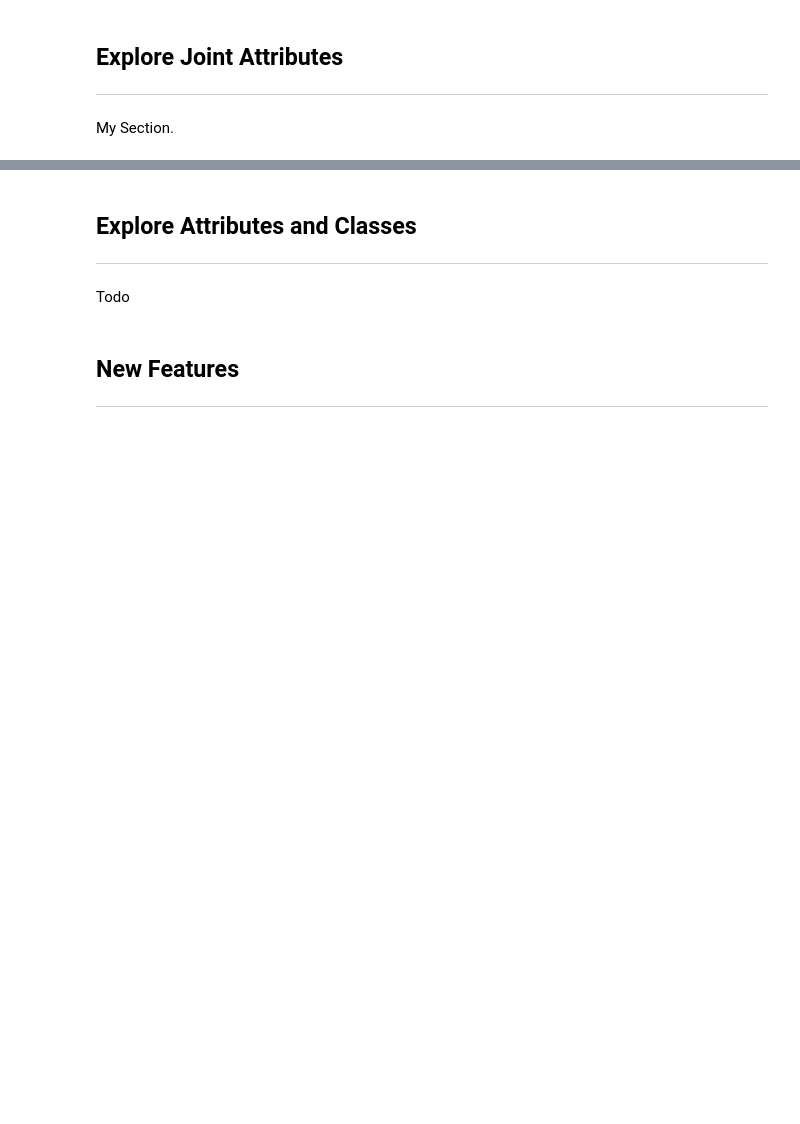
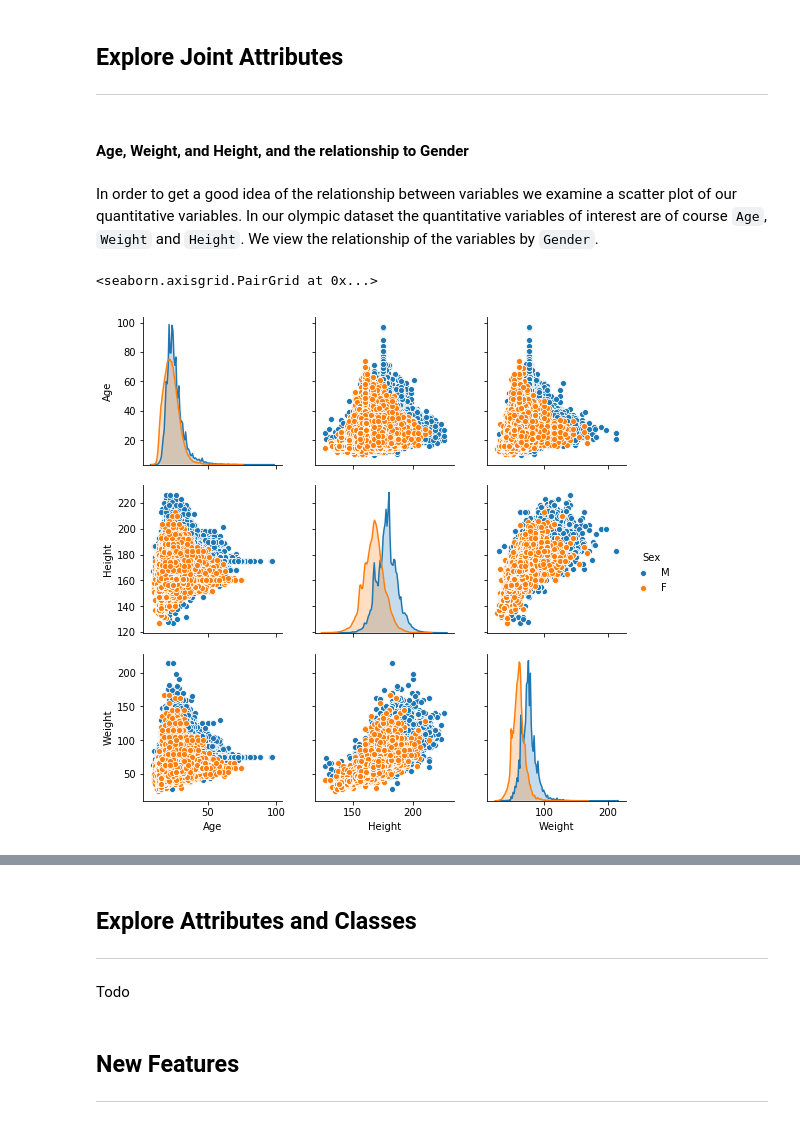
Before and after one commit to i4a/olympics, a Jupyter notebook: LabAssignmentOne.ipynb, the cells around one changed output, grey strips where cells are left out. Saved outputs shown, nothing was run; the diff lists cells and outputs as text; code cells hidden in the pictures; blank space fills up the shorter version.

Commit message:
Some intial work with visualization

```diff
--- a/LabAssignmentOne.ipynb
+++ b/LabAssignmentOne.ipynb
@@ -39,5 +37,7 @@ My Section
 ## Explore Joint Attributes
 
 ---
-# %% [markdown]
-My Section.
+# %% [markdown]
+#### Age, Weight, and Height, and the relationship to Gender
+# %% [markdown]
+In order to get a good idea of the relationship between variables we examine a scatter plot of our quantitative variables. In our olympic dataset the quantitative variables of interest are of course `Age`, `Weight` and `Height`. We view the relationship of the variables by `Gender`.
@@ -43,0 +50,9 @@ My Section.
+# %%
+df = pd.read_csv('data/cleaned_athletes_events.csv')
+# %%
+sns.pairplot(df,
+             vars=['Age', 'Height', 'Weight'],
+             hue='Sex', height=2.5)
+# %% [output]
+<seaborn.axisgrid.PairGrid at 0x...>
+[figure, added]
```
Also changed, not shown: parts of 9 cells of this notebook, 2 other files.
